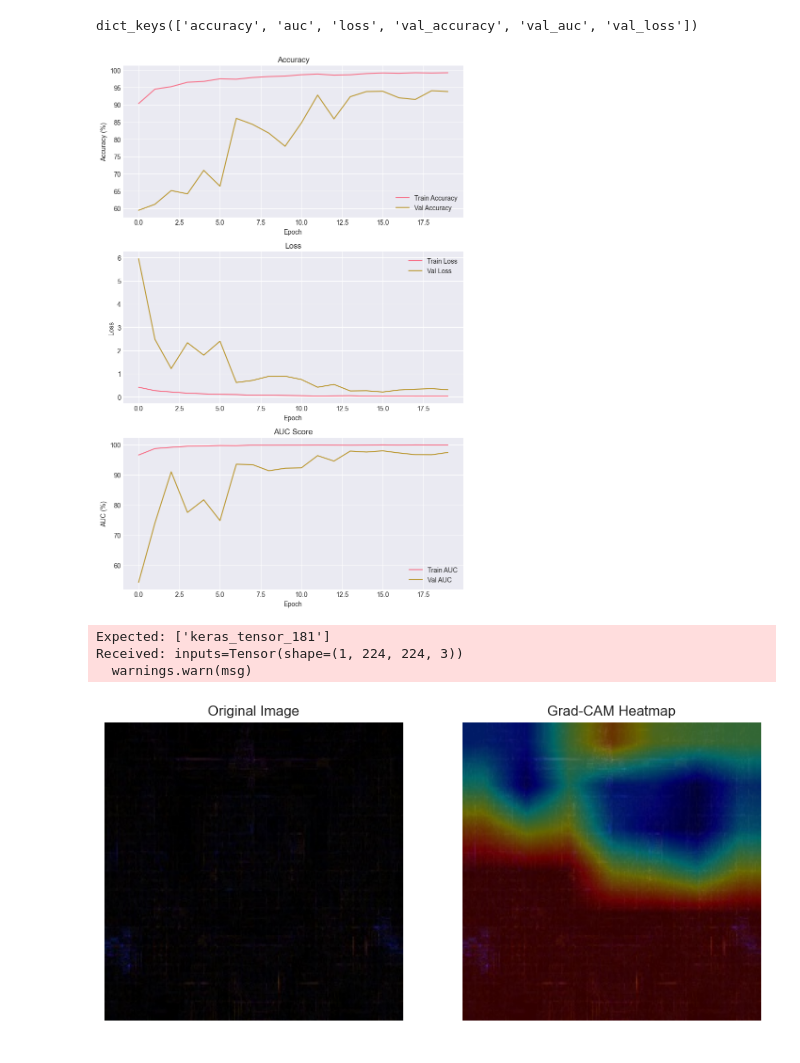
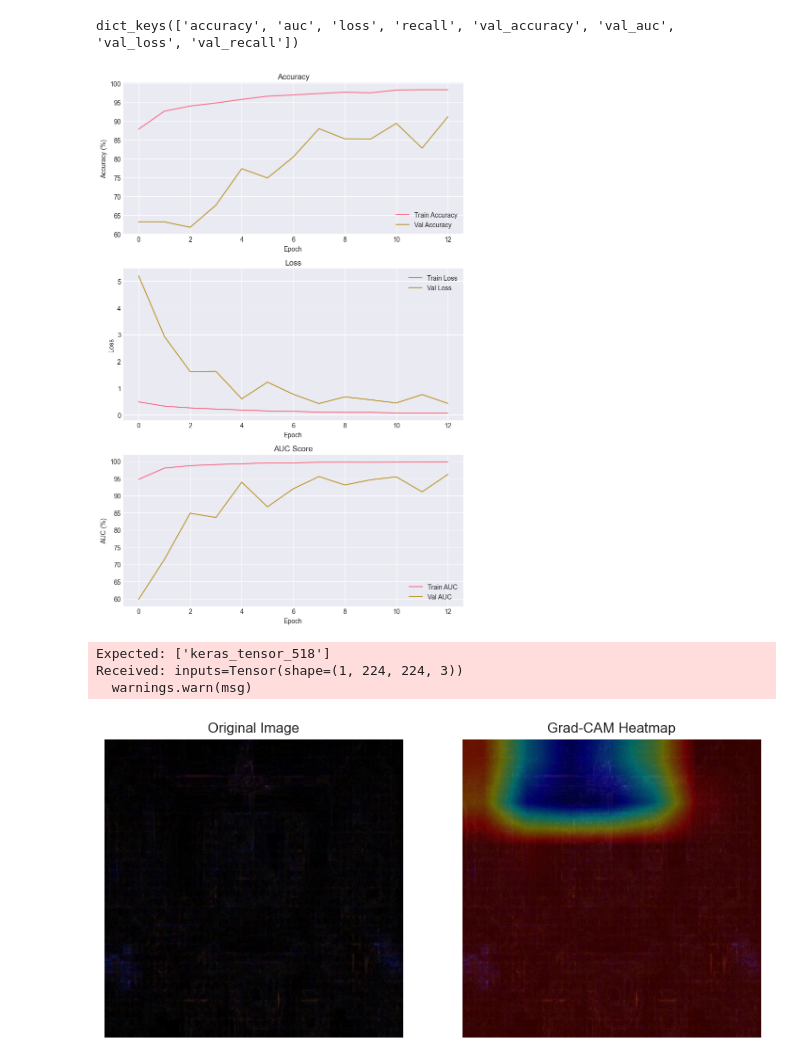
Before and after one commit to nishmakafle/thesis_research, a Jupyter notebook: cnn_xor_attention_expirement/mobilenet_attention_june28.ipynb, the cells around one changed output. Drawn from its saved outputs; the diff is of its cells as text; code cells hidden in the pictures.

```diff
--- a/cnn_xor_attention_expirement/mobilenet_attention_june28.ipynb
+++ b/cnn_xor_attention_expirement/mobilenet_attention_june28.ipynb
@@ -34,7 +34,7 @@ def gaussian_blur_difference(image):
     return cv2.cvtColor(diff, cv2.COLOR_GRAY2BGR)
 
 
-def error_level_analysis(image, quality=98):
+def error_level_analysis(image, quality=95):
     """Perform Error Level Analysis (ELA) on an image."""
     try:
         im = Image.fromarray(cv2.cvtColor(image, cv2.COLOR_BGR2RGB))
@@ -58,7 +58,7 @@ def preprocess_image(image, image_size=(224, 224)):
         return None
     gb_resized = cv2.resize(gb_diff, image_size)
     ela_resized = cv2.resize(ela_image, image_size)
-    return cv2.addWeighted(gb_resized, 0.1, ela_resized, 0.9, 0)
+    return cv2.addWeighted(gb_resized, 0.2, ela_resized, 0.8, 0)
 # %%
 def prepare_dataset(dataset_path, image_size=(224, 224), data_limit=None):
     """Load and preprocess images, returning feature matrix X and labels y."""
@@ -168,7 +168,7 @@ def build_model_with_fine_tuning(input_shape=(224, 224, 3), fine_tune_at=30):
     model.compile(
         optimizer=Adam(learning_rate=2e-4),
         loss="binary_crossentropy",
-        metrics=["accuracy", tf.keras.metrics.AUC(name='auc')]
+        metrics=["accuracy", tf.keras.metrics.AUC(name='auc'), tf.keras.metrics.Recall(name='recall')]
     )
 
     return model
@@ -384,8 +370,8 @@ def plot_training_curves(history):
 # Step 6: Plot training curves
 plot_training_curves(history)
 # %% [output]
-dict_keys(['accuracy', 'auc', 'loss', 'val_accuracy', 'val_auc', 'val_loss'])
+dict_keys(['accuracy', 'auc', 'loss', 'recall', 'val_accuracy', 'val_auc', 'val_loss', 'val_recall'])
-[figure, old version]
+[figure, new version]
 # %%
 import matplotlib.pyplot as plt
 import numpy as np
@@ -749,36 +735,36 @@ import tensorflow as tf
 from tensorflow.keras.applications.mobilenet_v2 import preprocess_input
 
 img_path = "../CASIA22/preprocessed_images/Tp/Tp_D_CRN_S_N_sec00071_art00028_11281.jpg"
 # img_path = "../CASIA22/preprocessed_images/Tp/Tp_D_NRN_S_B_nat00023_cha00024_20076.jpg"
-img_paht = "../CASIA22/preprocessed_images/Tp/Tp_D_CNN_M_B_nat10139_nat00059_11949.jpg.jpg"
+# img_paht = "../CASIA22/preprocessed_images/Tp/Tp_S_NRN_S_O_cha00077_cha00077_11017.jpg"
 
 # Step 1: Load image from disk
 img = cv2.imread(img_path)
 if img is None:
     raise ValueError("Image not found or cannot be read.")
 
 # Step 2: Resize if needed (MobileNetV2 expects 224x224)
 img = cv2.resize(img, (224, 224))
 
 # Step 3: Keep a copy for visualization (convert BGR to RGB for matplotlib)
 original_img = cv2.cvtColor(img, cv2.COLOR_BGR2RGB)
 
 # Step 4: Preprocess for MobileNetV2
 img = preprocess_input(img.astype(np.float32))  # Converts to range [-1, 1]
 
 # Step 5: Expand dims for batch size = 1
 img_array = np.expand_dims(img, axis=0)
 
 # Step 6: Generate heatmap
 heatmap = make_gradcam_heatmap(img_array, model, last_conv_layer_name='block_16_project')
 
 # Step 7: Display
 display_gradcam(original_img, heatmap)
 # %% [output]
-Expected: ['keras_tensor_181']
+Expected: ['keras_tensor_518']
 Received: inputs=Tensor(shape=(1, 224, 224, 3))
   warnings.warn(msg)
-[figure, old version]
+[figure, new version]
 # %%
 plot_simple_training_curves(history)
 # %% [output]
```
Also changed, not shown: parts of 7 cells of this notebook, 1 other file.
